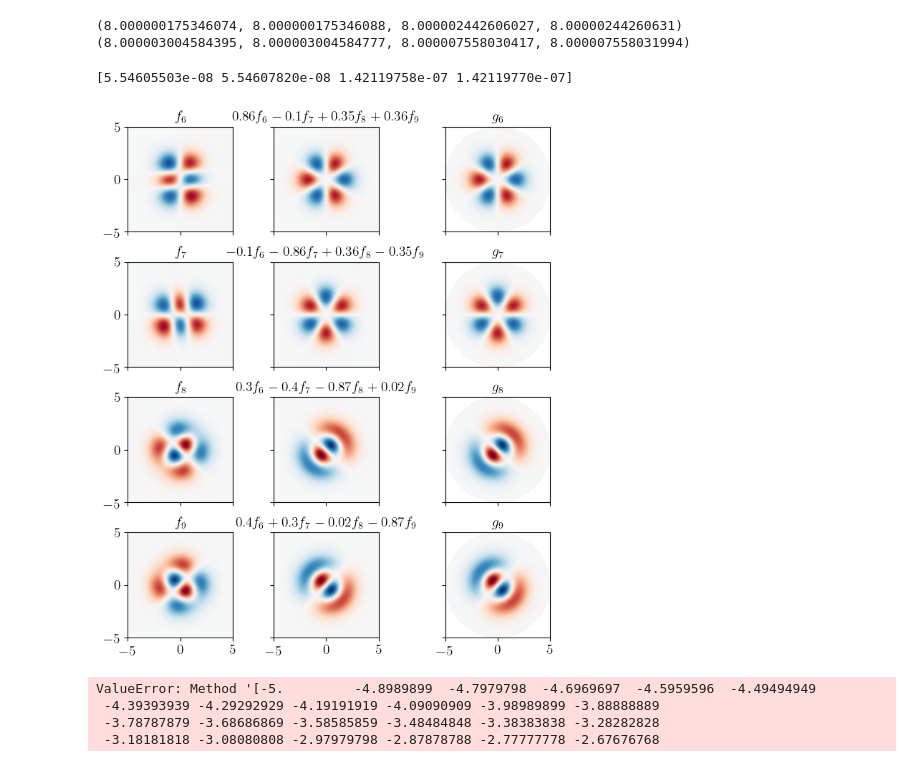
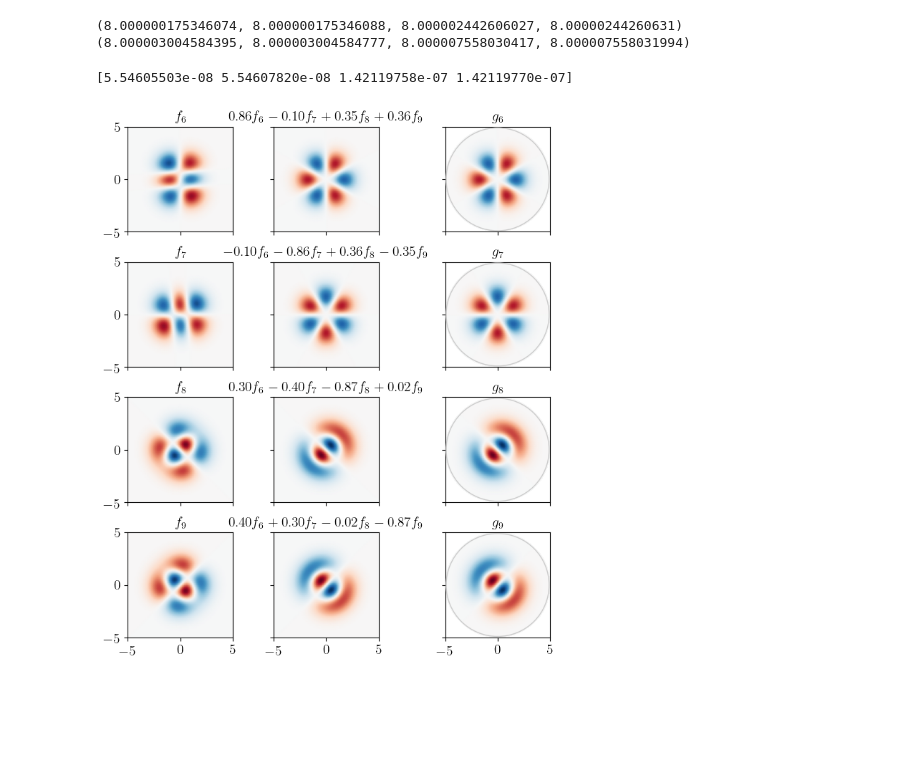
Before and after one commit to toonijn/PhD-thesis, a Jupyter notebook: img/chapter4/nm_benchmark_zero.ipynb, the cells around one changed output. Saved outputs shown, nothing was run; the diff lists cells and outputs as text; code cells hidden in the pictures; blank space fills up the shorter version.

```diff
--- a/img/chapter4/nm_benchmark_zero.ipynb
+++ b/img/chapter4/nm_benchmark_zero.ipynb
@@ -315,13 +315,13 @@ for col in lstsq_x.T:
     l = ''
     for i in range(count):
         v = col[i]
-        f = "%.2f"%abs(v)
+        f = "%.02f"%abs(v)
         if f != '0.00':
             if v < 0:
                 l += ' - ' if l else '-'
             elif l:
                 l += ' + '
-            l += f.rstrip('0').rstrip('.')
+            l += f
             l += f' f_{{{offset + i}}}'
     lstsq_labels.append(l)
 labels.append(lstsq_labels)
@@ -339,39 +339,35 @@ for i, (z_labels, is_circle, z) in list(enumerate(zip(labels, [False, False, Tru
             share["sharex"] = axes[(j, 0)]
         if j < count - 1:
             share["sharey"] = axes[(count - 1, i)]
         ax = fig.add_subplot(gs[j, i if i < 2 else i + 1], **share)
         if i > 0:
             ax.set_yticklabels([], visible=False)
         if j < count - 1:
             ax.set_xticklabels([], visible=False)
         axes[(j, i)] = ax
         ax.set_title('$'+label+'$', size=14)
         ax.set_aspect(1)
         ax.set_xticks(ticks=[-5,0,5])
         ax.set_yticks(ticks=[-5,0,5])
+        ax.set_xlim(-5,5)
+        ax.set_ylim(-5,5)
 
         interp = RegularGridInterpolator((x, y), z[j,:,:])
 
         mesh = ax.pcolormesh(x_small, y_small, interp((xg_small, yg_small)), shading='gouraud', vmin=vmin, vmax=vmax, cmap=plt.cm.RdBu)
         if is_circle:
             mesh.set_clip_path(patches.Circle((0,0), 5, transform=ax.transData))
+            ax.add_patch(patches.Circle((0,0), 4.9, fill=False, edgecolor="#cccccc", linewidth=1, zorder=10))
 
 if False:
     ax_r_title = fig.add_subplot(gs[-1,:2])
     ax_r_title.set_title(r"$\Omega = [-5, 5]\times[-5, 5]$", size=14, y=0)
     ax_r_title.set_axis_off()
 
     ax_r_title = fig.add_subplot(gs[-1, 3])
     ax_r_title.set_title(r"$\Omega = B(\vb{0}, 5)$", size=14, y=0)
     ax_r_title.set_axis_off()
-plt.savefig("nm_test_harmonic_eigenfunctions.pdf", bbox_inches='tight', dpi=500)
+plt.savefig("nm_test_harmonic_eigenfunctions.png", bbox_inches='tight', dpi=500)
 # %% [output]
 [5.54605503e-08 5.54607820e-08 1.42119758e-07 1.42119770e-07]
-[figure, old version]
+[figure, new version]
-# %%
-interp(x_small, y_small)
-# %% [output]
-ValueError: Method '[-5.         -4.8989899  -4.7979798  -4.6969697  -4.5959596  -4.49494949
- -4.39393939 -4.29292929 -4.19191919 -4.09090909 -3.98989899 -3.88888889
- -3.78787879 -3.68686869 -3.58585859 -3.48484848 -3.38383838 -3.28282828
- -3.18181818 -3.08080808 -2.97979798 -2.87878788 -2.77777778 -2.67676768
```
Also changed, not shown: 8 other files.
